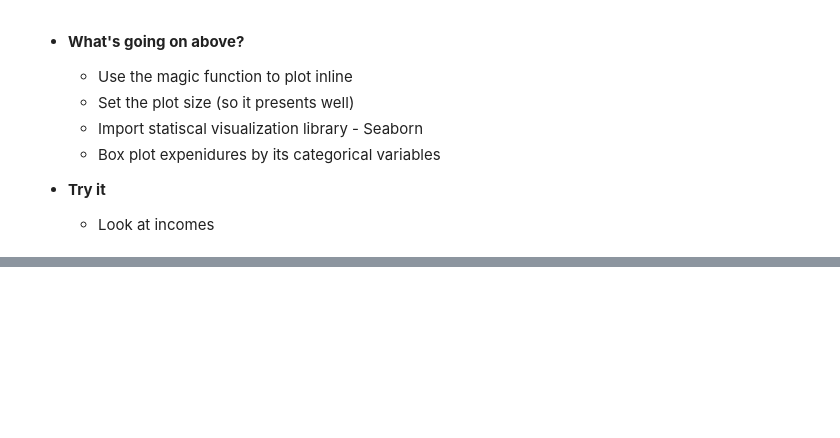
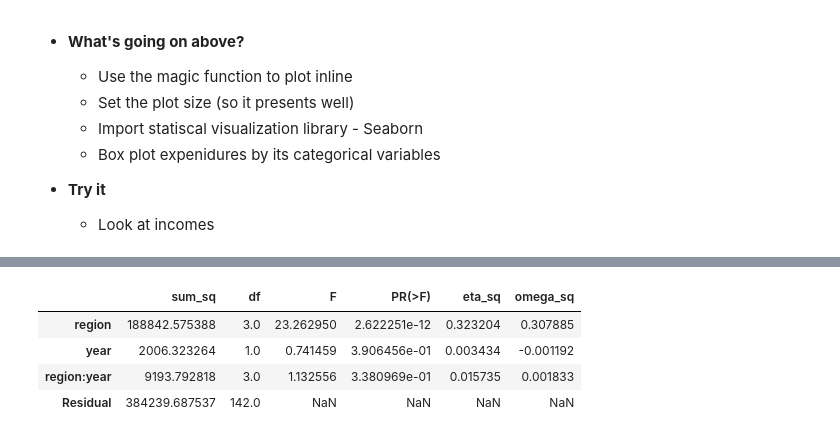
Before and after one commit to dreyco676/cc7_jupyter_nb, a Jupyter notebook: Presentation.ipynb, the cells around one changed output, grey strips where cells are left out. Saved outputs shown, nothing was run; the diff lists cells and outputs as text; code cells hidden in the pictures; blank space fills up the shorter version.

```diff
--- a/Presentation.ipynb
+++ b/Presentation.ipynb
@@ -152,0 +152,29 @@ ax = sns.interactplot(x1='Income', y='Expenditure', data=df)
+# %%
+from statsmodels.formula.api import ols
+from statsmodels.stats.anova import anova_lm
+from scipy import stats
+
+def eta_squared(aov):
+    aov['eta_sq'] = 'NaN'
+    aov['eta_sq'] = aov[:-1]['sum_sq']/sum(aov['sum_sq'])
+    return aov
+
+def omega_squared(aov):
+    mse = aov['sum_sq'][-1]/aov['df'][-1]
+    aov['omega_sq'] = 'NaN'
+    aov['omega_sq'] = (aov[:-1]['sum_sq']-(aov[:-1]['df']*mse))/(sum(aov['sum_sq'])+mse)
+    return aov
+
+formula = 'Expenditure~region+year+region*year'
+model = ols(formula, df).fit()
+aov_table = anova_lm(model, typ=2)
+
+eta_squared(aov_table)
+omega_squared(aov_table)
+aov_table
+# %% [output]
+|  | sum_sq | df | F | PR(>F) | eta_sq | omega_sq |
+| region | 188842.575388 | 3.0 | 23.262950 | 2.622251e-12 | 0.323204 | 0.307885 |
+| year | 2006.323264 | 1.0 | 0.741459 | 3.906456e-01 | 0.003434 | -0.001192 |
+| region:year | 9193.792818 | 3.0 | 1.132556 | 3.380969e-01 | 0.015735 | 0.001833 |
+| Residual | 384239.687537 | 142.0 | NaN | NaN | NaN | NaN |
```
Also changed, not shown: parts of 7 cells of this notebook.
